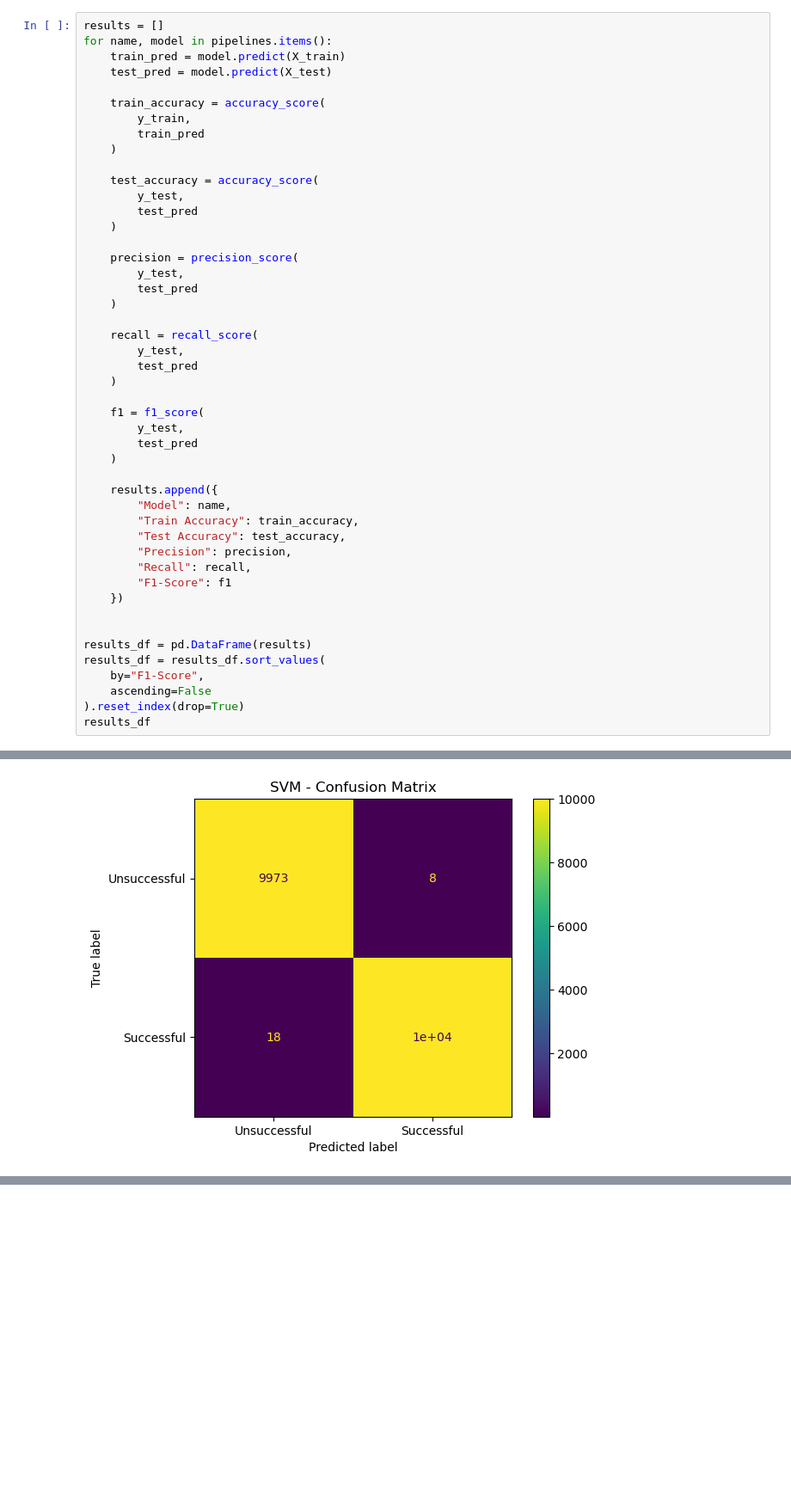
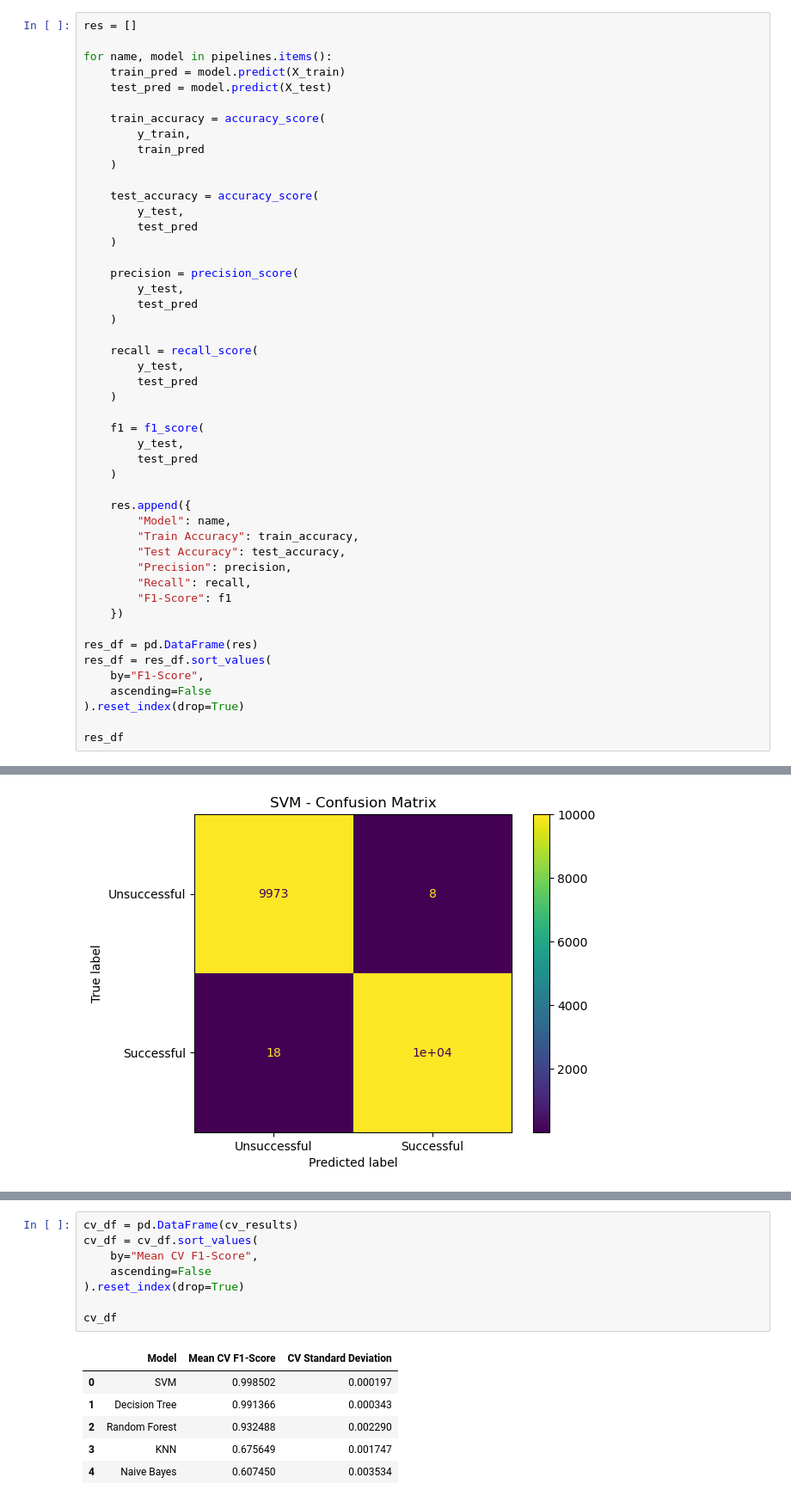
Before and after one commit to Varshh-hub/Crowdfunding-Campaign-Success-Prediction---ML, a Jupyter notebook: Predict.ipynb, the cells around one changed output, grey strips where cells are left out. Shown at 86% size. Cells and saved outputs as stored; diff of their text form; blank space fills up the shorter version.

```diff
--- a/Predict.ipynb
+++ b/Predict.ipynb
@@ -231,7 +253,8 @@ Decision Tree trained successfully
 Naive Bayes trained successfully
 SVM trained successfully
 # %%
-results = []
+res = []
+
 for name, model in pipelines.items():
     train_pred = model.predict(X_train)
     test_pred = model.predict(X_test)
@@ -261,7 +284,7 @@ for name, model in pipelines.items():
         test_pred
     )
 
-    results.append({
+    res.append({
         "Model": name,
         "Train Accuracy": train_accuracy,
         "Test Accuracy": test_accuracy,
@@ -270,13 +293,13 @@ for name, model in pipelines.items():
         "F1-Score": f1
     })
 
-
-results_df = pd.DataFrame(results)
-results_df = results_df.sort_values(
+res_df = pd.DataFrame(res)
+res_df = res_df.sort_values(
     by="F1-Score",
     ascending=False
 ).reset_index(drop=True)
-results_df
+
+res_df
 # %% [output]
 |  | Model | Train Accuracy | Test Accuracy | Precision | Recall | F1-Score |
 | 0 | SVM | 0.998825 | 0.99870 | 0.999201 | 0.998203 | 0.998702 |
@@ -539,0 +389,15 @@ Best SVM CV F1-Score:
+# %%
+cv_df = pd.DataFrame(cv_results)
+cv_df = cv_df.sort_values(
+    by="Mean CV F1-Score",
+    ascending=False
+).reset_index(drop=True)
+
+cv_df
+# %% [output]
+|  | Model | Mean CV F1-Score | CV Standard Deviation |
+| 0 | SVM | 0.998502 | 0.000197 |
+| 1 | Decision Tree | 0.991366 | 0.000343 |
+| 2 | Random Forest | 0.932488 | 0.002290 |
+| 3 | KNN | 0.675649 | 0.001747 |
+| 4 | Naive Bayes | 0.607450 | 0.003534 |
```
Also changed, not shown: parts of 31 cells of this notebook.
